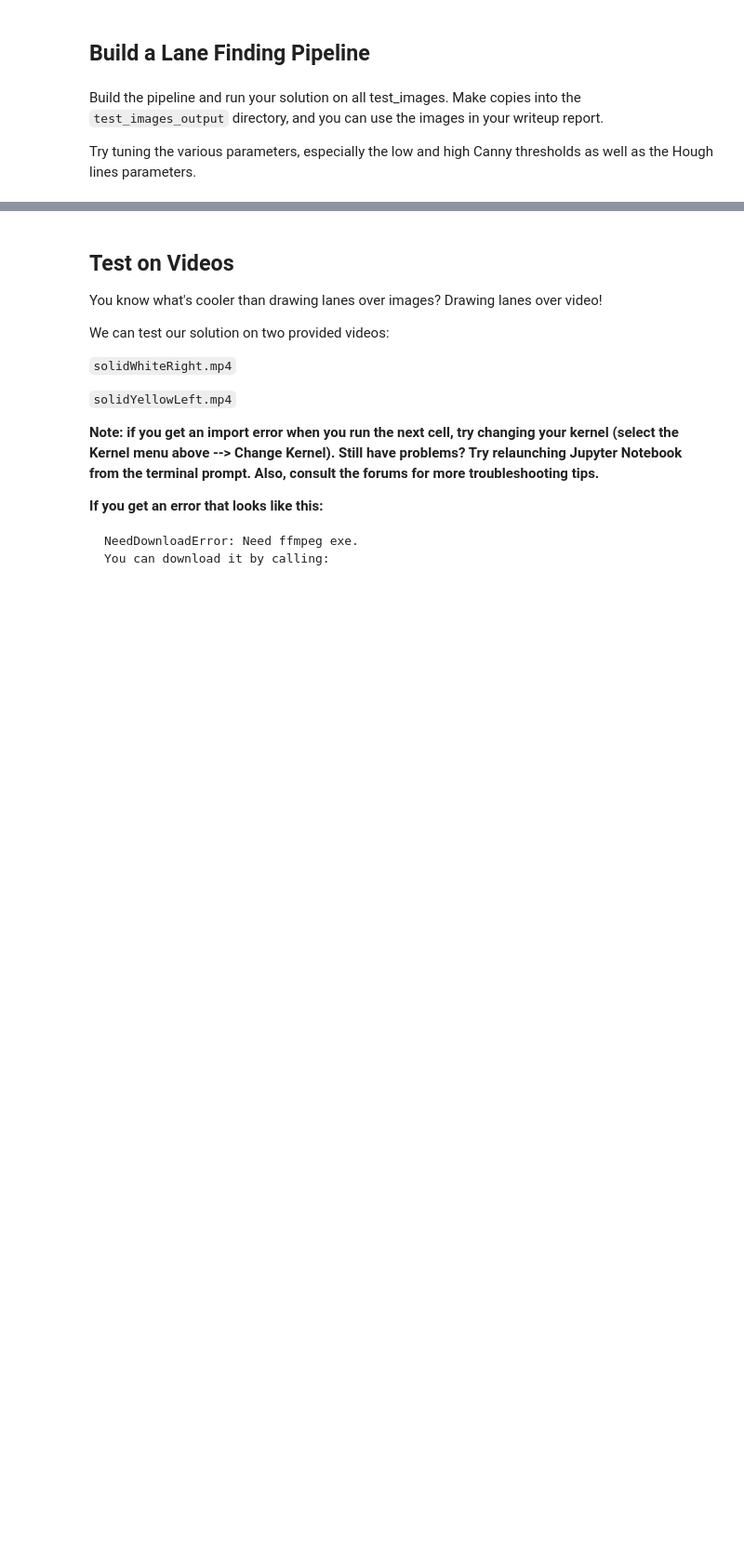
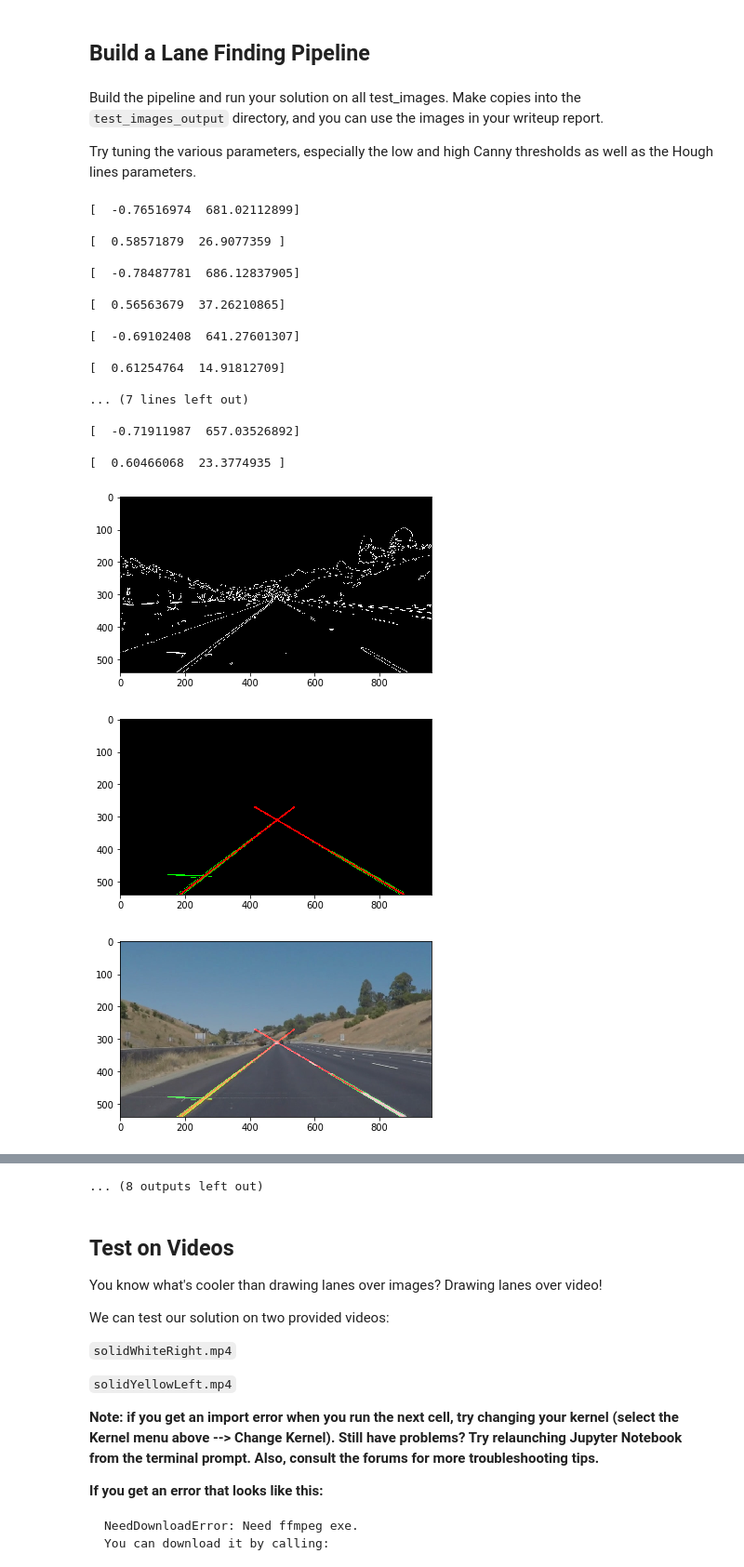
Before and after one commit to Ly0n/CarND-LaneLines-cY, a Jupyter notebook: P1-Copy1.ipynb, the cells around one changed output, grey strips where cells are left out. Shown at 93% size. Drawn from its saved outputs; the diff is of its cells as text; code cells hidden in the pictures; blank space fills up the shorter version.

```diff
--- a/P1-Copy1.ipynb
+++ b/P1-Copy1.ipynb
@@ -236,30 +247,51 @@ Try tuning the various parameters, especially the low and high Canny thresholds
 # %%
 # TODO: Build your pipeline that will draw lane lines on the test_images
 # then save them to the test_images_output directory.
 left_bottom = [0, 9]
 right_bottom = [1, 1]
 apex = [40, 0]
 
 tri = np.array([left_bottom,right_bottom,apex], np.int32)
 
 for img in os.listdir("test_images/"):
     image = mpimg.imread("test_images/"+img)
     imshape = image.shape
     vertices = np.array([[(0,imshape[0]),(470, 320), (490, 320), (imshape[1],imshape[0])]], dtype=np.int32)
     gray = grayscale(image)
     kernel_size = 1
     blur_grey = gaussian_blur(gray,kernel_size)
     low_threshold = 50
     high_threshold = 150
     edges = canny(img=blur_grey,high_threshold=high_threshold,low_threshold=low_threshold)
     plt.imshow(edges, cmap='Greys_r')
     plt.figure()
     plt.imshow(edges, cmap='Greys_r')
     cut_image = region_of_interest(img=edges,vertices=vertices)
     plt.imshow(cut_image, cmap='Greys_r')
-    hline = hough_lines(img=cut_image,max_line_gap=80,min_line_len=40,rho=2,theta=1,threshold=15)
+    hline = hough_lines(img=cut_image,max_line_gap=200,min_line_len=20,rho=1,theta=np.pi/180,threshold=20)
     plt.imshow(hline, cmap='Greys_r')
     plt.figure()
     imgw = weighted_img(hline,image)
     plt.imshow(imgw, cmap='Greys_r')
     plt.figure()
+# %% [output]
+[  -0.76516974  681.02112899]
+
+[  0.58571879  26.9077359 ]
+
+[  -0.78487781  686.12837905]
+
+[  0.56563679  37.26210865]
+
+[  -0.69102408  641.27601307]
+
+[  0.61254764  14.91812709]
+
+... (7 lines left out)
+
+[  -0.71911987  657.03526892]
+
+[  0.60466068  23.3774935 ]
+[figure, added]
+[figure, added]
+[figure, added]
@@ -266,3 +306,4 @@ for img in os.listdir("test_images/"):
+... (8 outputs left out)
 # %% [markdown]
 ## Test on Videos
 
```
Also changed, not shown: parts of 5 cells of this notebook, 1 other file.
